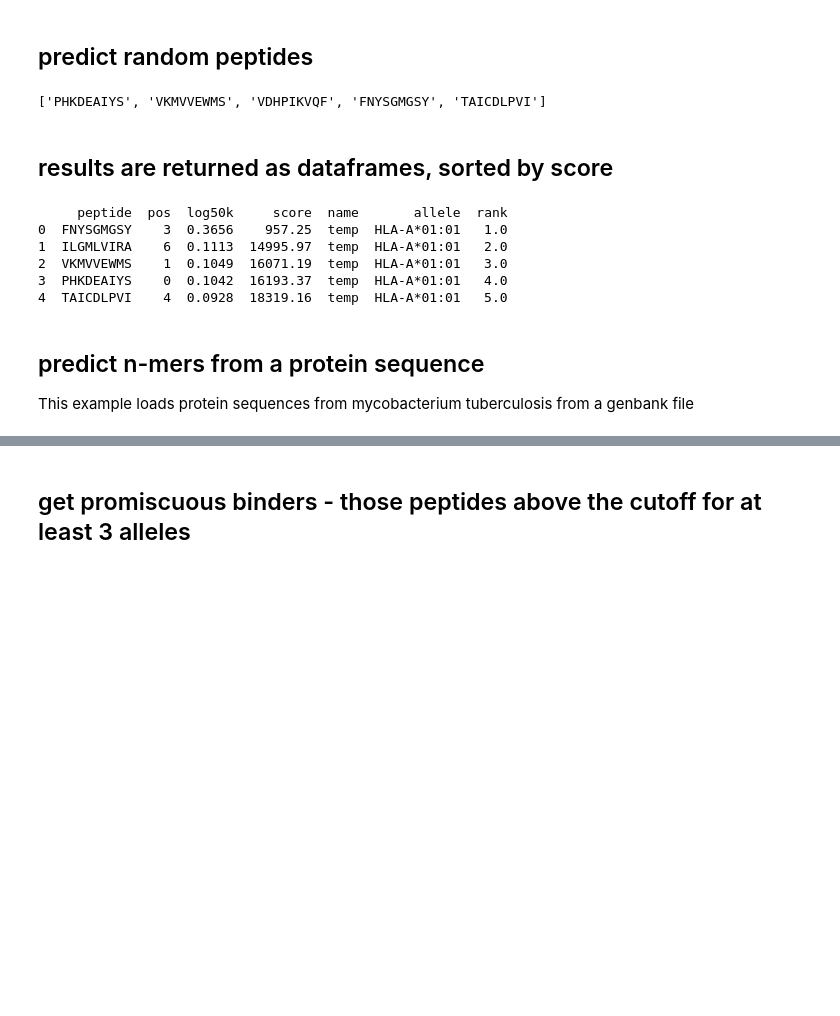
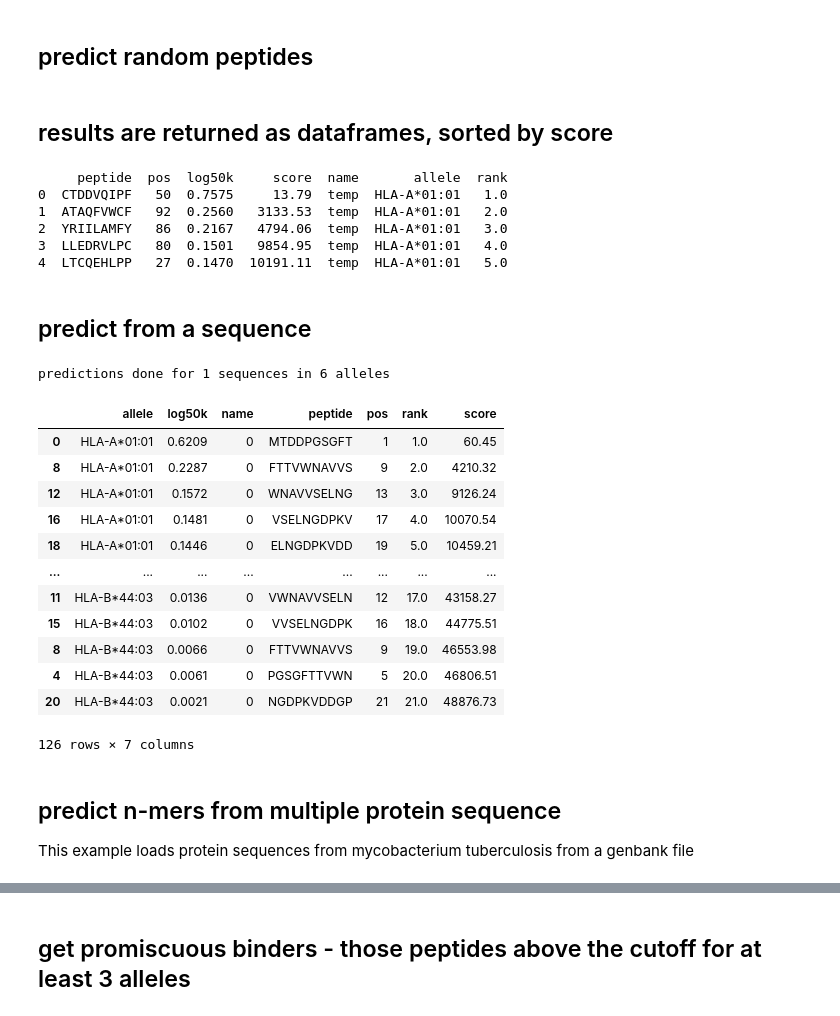
Before and after one commit to dmnfarrell/epitopepredict, a Jupyter notebook: examples/basics.ipynb, the cells around one changed output, grey strips where cells are left out. Drawn from its saved outputs; the diff is of its cells as text; code cells hidden in the pictures; blank space fills up the shorter version.

```diff
--- a/examples/basics.ipynb
+++ b/examples/basics.ipynb
@@ -29,26 +54,47 @@ print (m2_alleles)
 # %% [markdown]
 ## predict random peptides
 # %%
-seqs = peptutils.create_random_sequences(10)
+reload(base)
+reload(mhclearn)
+seqs = peptutils.create_random_sequences(1000)
 print (seqs[:5])
 df = pd.DataFrame(seqs,columns=['peptide'])
-P = ep.get_predictor('basicmhc1')
-b = P.predict_peptides(df.peptide, alleles=m1_alleles, show_cmd=True, cpus=1)
+P = base.get_predictor('basicmhc1')
+b = P.predict_peptides(df.peptide, alleles=m1_alleles, cpus=8)
-# %% [output]
-['PHKDEAIYS', 'VKMVVEWMS', 'VDHPIKVQF', 'FNYSGMGSY', 'TAICDLPVI']
 # %% [markdown]
 ## results are returned as dataframes, sorted by score
 # %%
 print (b[:5])
 # %% [output]
      peptide  pos  log50k     score  name       allele  rank
-0  FNYSGMGSY    3  0.3656    957.25  temp  HLA-A*01:01   1.0
-1  ILGMLVIRA    6  0.1113  14995.97  temp  HLA-A*01:01   2.0
-2  VKMVVEWMS    1  0.1049  16071.19  temp  HLA-A*01:01   3.0
-3  PHKDEAIYS    0  0.1042  16193.37  temp  HLA-A*01:01   4.0
-4  TAICDLPVI    4  0.0928  18319.16  temp  HLA-A*01:01   5.0
+0  CTDDVQIPF   50  0.7575     13.79  temp  HLA-A*01:01   1.0
+1  ATAQFVWCF   92  0.2560   3133.53  temp  HLA-A*01:01   2.0
+2  YRIILAMFY   86  0.2167   4794.06  temp  HLA-A*01:01   3.0
+3  LLEDRVLPC   80  0.1501   9854.95  temp  HLA-A*01:01   4.0
+4  LTCQEHLPP   27  0.1470  10191.11  temp  HLA-A*01:01   5.0
+# %% [markdown]
+## predict from a sequence
+# %%
+seq = 'MTDDPGSGFTTVWNAVVSELNGDPKVDDGP'
+b = P.predict_sequences(seq, alleles=m1_alleles, length=9)
+b
+# %% [output]
+predictions done for 1 sequences in 6 alleles
+|  | allele | log50k | name | peptide | pos | rank | score |
+| 0 | HLA-A*01:01 | 0.6209 | 0 | MTDDPGSGFT | 1 | 1.0 | 60.45 |
+| 8 | HLA-A*01:01 | 0.2287 | 0 | FTTVWNAVVS | 9 | 2.0 | 4210.32 |
+| 12 | HLA-A*01:01 | 0.1572 | 0 | WNAVVSELNG | 13 | 3.0 | 9126.24 |
+| 16 | HLA-A*01:01 | 0.1481 | 0 | VSELNGDPKV | 17 | 4.0 | 10070.54 |
+| 18 | HLA-A*01:01 | 0.1446 | 0 | ELNGDPKVDD | 19 | 5.0 | 10459.21 |
+| ... | ... | ... | ... | ... | ... | ... | ... |
+| 11 | HLA-B*44:03 | 0.0136 | 0 | VWNAVVSELN | 12 | 17.0 | 43158.27 |
+| 15 | HLA-B*44:03 | 0.0102 | 0 | VVSELNGDPK | 16 | 18.0 | 44775.51 |
+| 8 | HLA-B*44:03 | 0.0066 | 0 | FTTVWNAVVS | 9 | 19.0 | 46553.98 |
+| 4 | HLA-B*44:03 | 0.0061 | 0 | PGSGFTTVWN | 5 | 20.0 | 46806.51 |
+| 20 | HLA-B*44:03 | 0.0021 | 0 | NGDPKVDDGP | 21 | 21.0 | 48876.73 |
+126 rows × 7 columns
 # %% [markdown]
-## predict n-mers from a protein sequence
+## predict n-mers from multiple protein sequence
 This example loads protein sequences from mycobacterium tuberculosis from a genbank file
 # %%
 #load protein sequences into a dataframe
```
Also changed, not shown: parts of 17 cells of this notebook, 13 other files.
